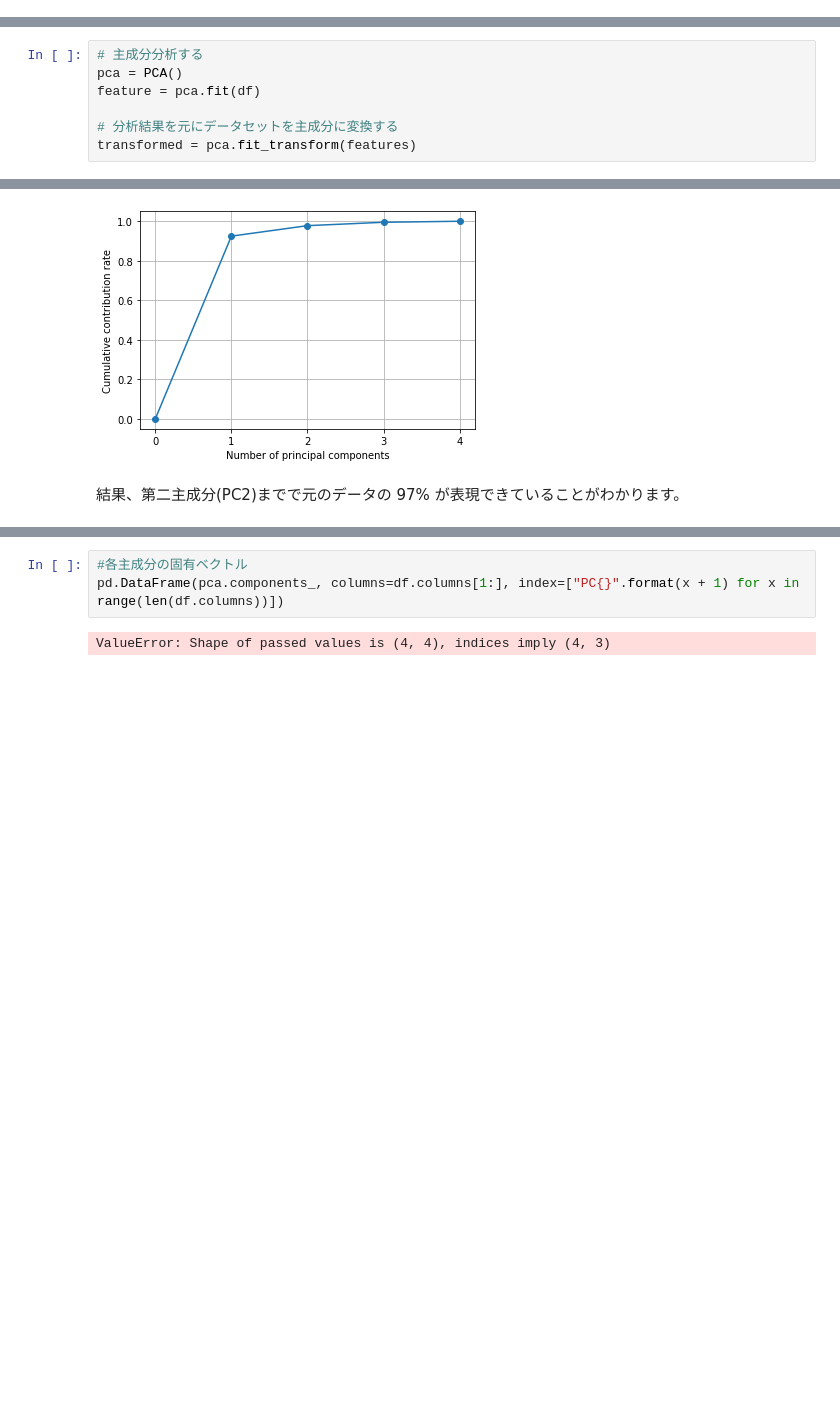
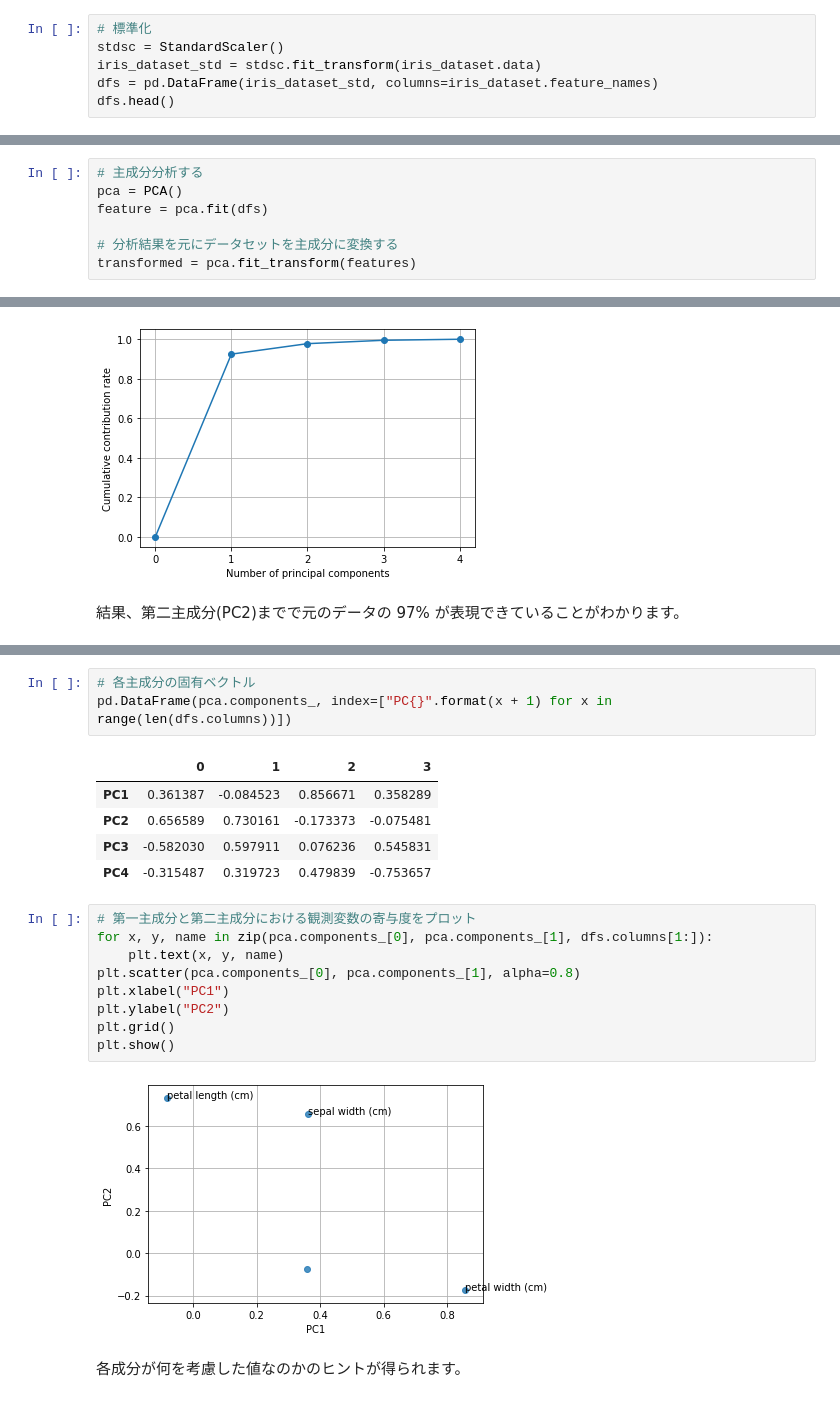
Before and after one commit to koichi-inoue/JupyterNotebook, a Jupyter notebook: PrincipalComponentAnalysis.ipynb, the cells around one changed output, grey strips where cells are left out. Cells and saved outputs as stored; diff of their text form; blank space fills up the shorter version.

```diff
--- a/PrincipalComponentAnalysis.ipynb
+++ b/PrincipalComponentAnalysis.ipynb
@@ -32,3 +33,9 @@ df.head()
 | 2 | 4.7 | 3.2 | 1.3 | 0.2 |
 | 3 | 4.6 | 3.1 | 1.5 | 0.2 |
 | 4 | 5.0 | 3.6 | 1.4 | 0.2 |
+# %%
+# 標準化
+stdsc = StandardScaler()
+iris_dataset_std = stdsc.fit_transform(iris_dataset.data)
+dfs = pd.DataFrame(iris_dataset_std, columns=iris_dataset.feature_names)
+dfs.head()
@@ -35,7 +49,7 @@ df.head()
 # %%
 # 主成分分析する
 pca = PCA()
-feature = pca.fit(df)
+feature = pca.fit(dfs)
 
 # 分析結果を元にデータセットを主成分に変換する
 transformed = pca.fit_transform(features)
@@ -105,7 +114,24 @@ pd.DataFrame(pca.explained_variance_, index=["PC{}".format(x + 1) for x in range
 | PC3 | 0.078210 |
 | PC4 | 0.023835 |
 # %%
-#各主成分の固有ベクトル
-pd.DataFrame(pca.components_, columns=df.columns[1:], index=["PC{}".format(x + 1) for x in range(len(df.columns))])
+# 各主成分の固有ベクトル
+pd.DataFrame(pca.components_, index=["PC{}".format(x + 1) for x in range(len(dfs.columns))])
 # %% [output]
-ValueError: Shape of passed values is (4, 4), indices imply (4, 3)
+|  | 0 | 1 | 2 | 3 |
+| PC1 | 0.361387 | -0.084523 | 0.856671 | 0.358289 |
+| PC2 | 0.656589 | 0.730161 | -0.173373 | -0.075481 |
+| PC3 | -0.582030 | 0.597911 | 0.076236 | 0.545831 |
+| PC4 | -0.315487 | 0.319723 | 0.479839 | -0.753657 |
+# %%
+# 第一主成分と第二主成分における観測変数の寄与度をプロット
+for x, y, name in zip(pca.components_[0], pca.components_[1], dfs.columns[1:]):
+    plt.text(x, y, name)
+plt.scatter(pca.components_[0], pca.components_[1], alpha=0.8)
+plt.xlabel("PC1")
+plt.ylabel("PC2")
+plt.grid()
+plt.show()
+# %% [output]
+[figure, added]
+# %% [markdown]
+各成分が何を考慮した値なのかのヒントが得られます。
```
Also changed, not shown: parts of 6 cells of this notebook.
